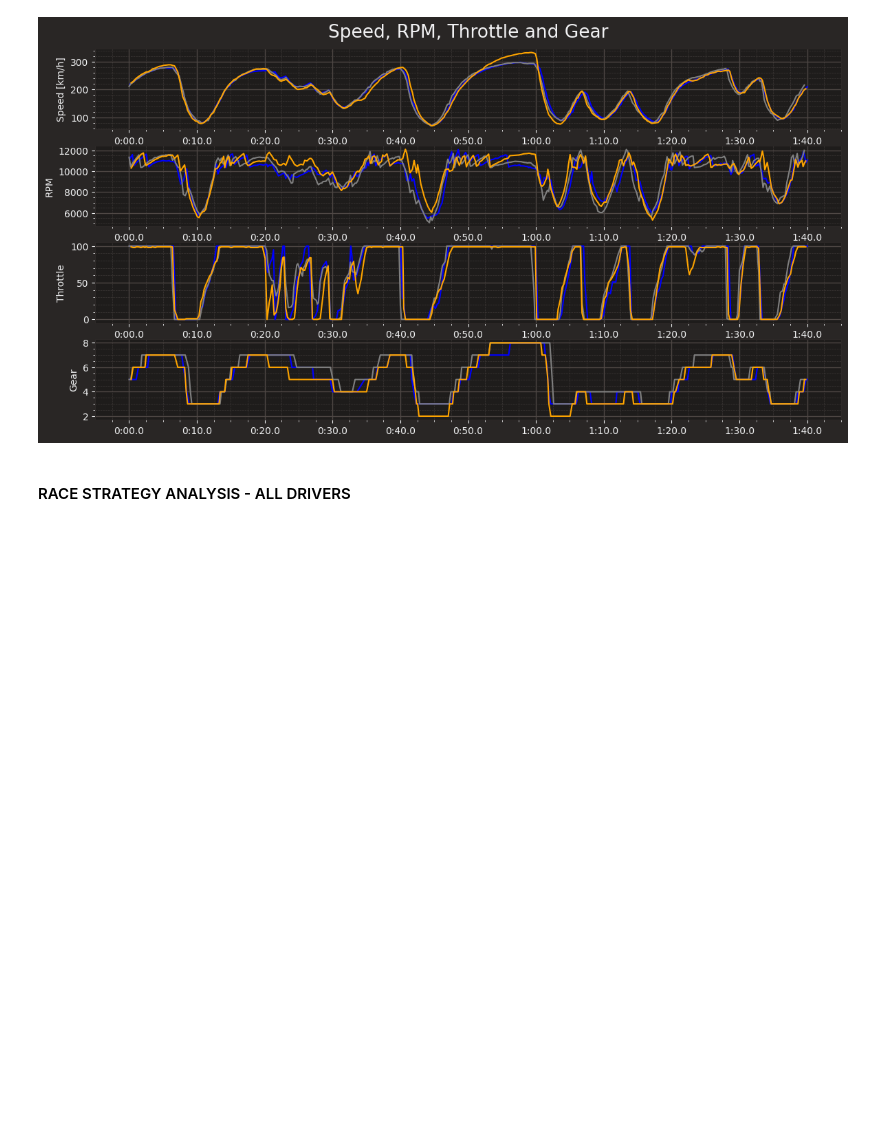
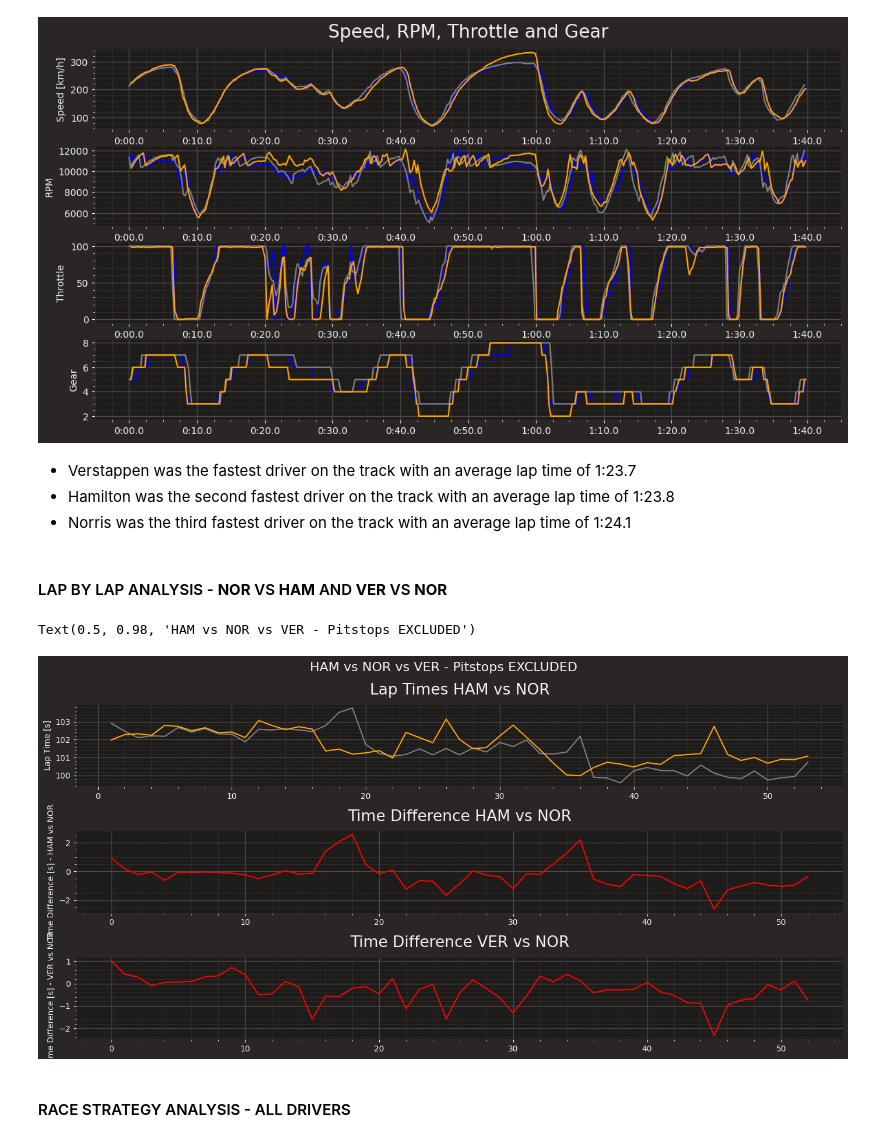
Before and after one commit to AmitSahoo45/F1-DATA-ANALYSIS, a Jupyter notebook: 2023/USA-COTA/Top-3.ipynb, the cells around one changed output. Saved outputs shown, nothing was run; the diff lists cells and outputs as text; code cells hidden in the pictures; blank space fills up the shorter version.

Commit message:
Add Race Strategy Analysis - COTA - Lap Wise Analytics for VER, HAM & NOR

```diff
--- a/2023/USA-COTA/Top-3.ipynb
+++ b/2023/USA-COTA/Top-3.ipynb
@@ -95,6 +95,69 @@ ax[0].set_title('Speed, RPM, Throttle and Gear')
 # %% [output]
 Text(0.5, 1.0, 'Speed, RPM, Throttle and Gear')
 [figure]
+# %% [markdown]
+- Verstappen was the fastest driver on the track with an average lap time of 1:23.7
+- Hamilton was the second fastest driver on the track with an average lap time of 1:23.8
+- Norris was the third fastest driver on the track with an average lap time of 1:24.1
+# %% [markdown]
+#### LAP BY LAP ANALYSIS - **NOR** VS **HAM** AND **VER** VS **NOR**
+# %%
+HAM_LAP_TIMES = HAM_LAPS['LapTime'].dt.total_seconds()
+NOR_LAP_TIMES = NOR_LAPS['LapTime'].dt.total_seconds()
+VER_LAP_TIMES = MAX_LAPS['LapTime'].dt.total_seconds()
+
+RED_COLOR = '#FF0000'
+
+HAM_LAP_NUMBERS = HAM_LAPS['LapNumber']
+NOR_LAP_NUMBERS = NOR_LAPS['LapNumber']
+VER_LAP_NUMBERS = MAX_LAPS['LapNumber']
+
+# some lap numbers have gone too big because of the pit stops. Remove those outliers.
+HAM_LAP_TIMES = HAM_LAP_TIMES[HAM_LAP_TIMES < 110]
+NOR_LAP_TIMES = NOR_LAP_TIMES[NOR_LAP_TIMES < 110]
+VER_LAP_TIMES = VER_LAP_TIMES[VER_LAP_TIMES < 110]
+
+HAM_LAP_NUMBERS = HAM_LAP_NUMBERS[:len(HAM_LAP_TIMES)]
+NOR_LAP_NUMBERS = NOR_LAP_NUMBERS[:len(NOR_LAP_TIMES)]
+HAM_LAP_TIMES = HAM_LAP_TIMES[:len(HAM_LAP_NUMBERS)]
+NOR_LAP_TIMES = NOR_LAP_TIMES[:len(NOR_LAP_NUMBERS)]
+
+fig, ax = plt.subplots(3,figsize=(14,7))
+ax[0].plot(HAM_LAP_NUMBERS, HAM_LAP_TIMES, color=HAM_COLOR)
+ax[0].plot(NOR_LAP_NUMBERS, NOR_LAP_TIMES, color=NOR_COLOR)
+ax[0].set_ylabel('Lap Time [s]')
+ax[0].set_title('Lap Times HAM vs NOR')
+
+HAM_LAP_TIMES_SECONDS = HAM_LAP_TIMES
+NOR_LAP_TIMES_SECONDS = NOR_LAP_TIMES
+VER_LAP_TIMES_SECONDS = VER_LAP_TIMES
+
+HAM_LAP_TIMES_SECONDS.index = range(len(HAM_LAP_TIMES_SECONDS))
+NOR_LAP_TIMES_SECONDS.index = range(len(NOR_LAP_TIMES_SECONDS))
+VER_LAP_TIMES_SECONDS.index = range(len(VER_LAP_TIMES_SECONDS))
+
+time_difference = HAM_LAP_TIMES_SECONDS - NOR_LAP_TIMES_SECONDS
+# Normlize the time difference. Some laps they pitted so it becomes irregular. Remove those laps.
+time_difference = time_difference[time_difference < 10]
+time_difference = time_difference[time_difference > -10]
+
+ax[1].plot(time_difference, color=RED_COLOR)
+ax[1].set_ylabel('Time Difference [s] - HAM vs NOR')
+ax[1].set_title('Time Difference HAM vs NOR')
+
+time_difference = VER_LAP_TIMES_SECONDS - NOR_LAP_TIMES_SECONDS
+time_difference = time_difference[time_difference < 10]
+time_difference = time_difference[time_difference > -10]
+
+ax[2].plot(time_difference, color=RED_COLOR)
+ax[2].set_ylabel('Time Difference [s] - VER vs NOR')
+ax[2].set_title('Time Difference VER vs NOR')
+
+# give a title to the figure
+fig.suptitle('HAM vs NOR vs VER - Pitstops EXCLUDED', fontsize=16)
+# %% [output]
+Text(0.5, 0.98, 'HAM vs NOR vs VER - Pitstops EXCLUDED')
+[figure, added]
 # %% [markdown]
 #### RACE STRATEGY ANALYSIS - ALL DRIVERS
 # %%
```
